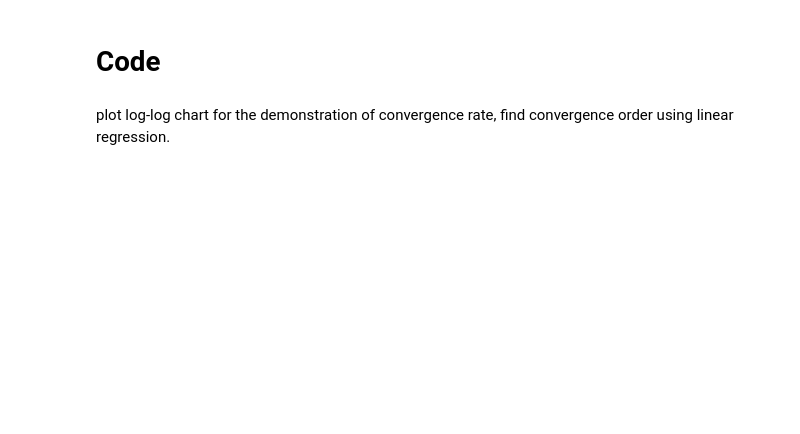
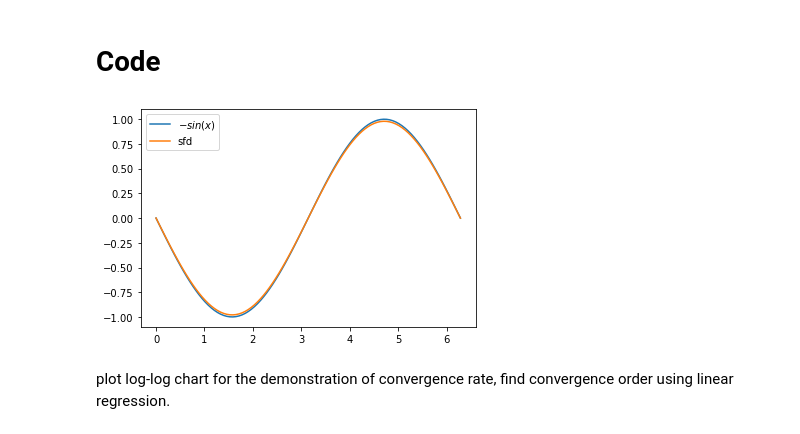
Before and after one commit to gwenostergren/20MA573, a Jupyter notebook: src/HW02fd2.ipynb, the cells around one changed output. Cells and saved outputs as stored; diff of their text form; code cells hidden in the pictures; blank space fills up the shorter version.

```diff
--- a/src/HW02fd2.ipynb
+++ b/src/HW02fd2.ipynb
@@ -37,17 +33,23 @@ def sfd(f, x, h):
+# %%
+def sfd(f, x, h):
+    return (f(x+h) - 2*f(x) + f(x-h))/h**2
+    pass
 # %%
 '''
 Remove all #s below to plot a figure:
     x_cod: points at which the derivative to be computed
     y_cod: estimated derivative by finite difference
 '''
 
 
 
 h = .5 #step size
 
-# x_co = np.linspace(0, 2*np.pi, 100)
-# plt.plot(x_co, - np.sin(x_co), label = '$-sin(x)$');
-# plt.plot(x_co, sfd(np.sin, x_co, h), label = 'sfd');
-# plt.legend();
+x_co = np.linspace(0, 2*np.pi, 100)
+plt.plot(x_co, - np.sin(x_co), label = '$-sin(x)$');
+plt.plot(x_co, sfd(np.sin, x_co, h), label = 'sfd');
+plt.legend();
+# %% [output]
+[figure, added]
 # %% [markdown]
 plot log-log chart for the demonstration of convergence rate, find convergence order using linear regression.
```
Also changed, not shown: parts of 7 cells of this notebook.
